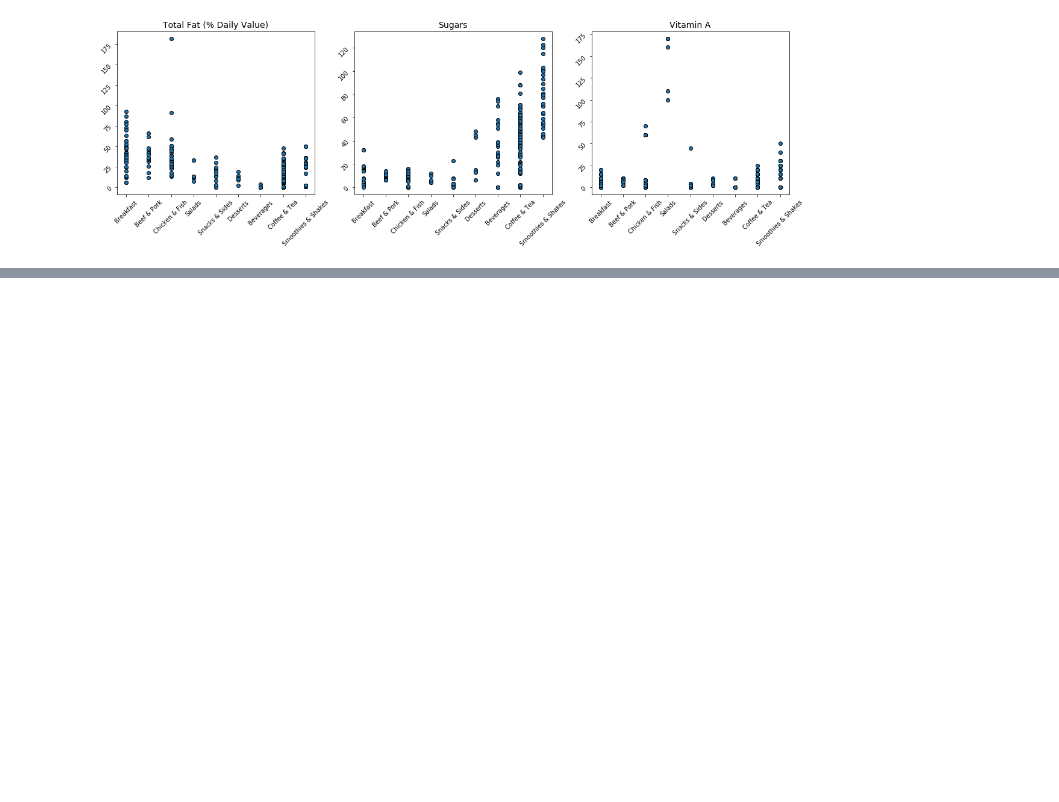
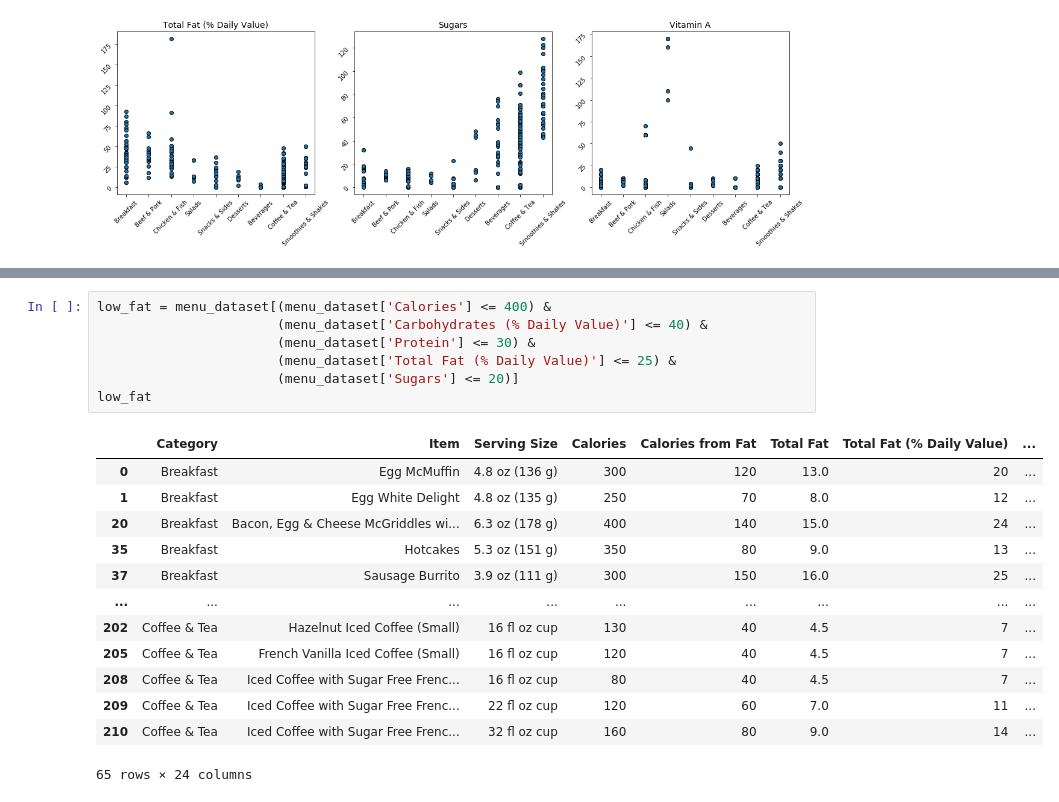
Before and after one commit to JosiahM42/mcdonalds-nuritional-analysis, a Jupyter notebook: McDonalds Nutritional facts/McDonald's Nutrition.ipynb, the cells around one changed output, grey strips where cells are left out. Saved outputs shown, nothing was run; the diff lists cells and outputs as text; blank space fills up the shorter version.

```diff
--- a/McDonalds Nutritional facts/McDonald's Nutrition.ipynb
+++ b/McDonalds Nutritional facts/McDonald's Nutrition.ipynb
@@ -491,0 +551,21 @@ ValueError: The truth value of a Series is ambiguous. Use a.empty, a.bool(), a.i
+# %%
+low_fat = menu_dataset[(menu_dataset['Calories'] <= 400) &
+                       (menu_dataset['Carbohydrates (% Daily Value)'] <= 40) &
+                       (menu_dataset['Protein'] <= 30) &
+                       (menu_dataset['Total Fat (% Daily Value)'] <= 25) &
+                       (menu_dataset['Sugars'] <= 20)]
+low_fat
+# %% [output]
+|  | Category | Item | Serving Size | Calories | Calories from Fat | Total Fat | Total Fat (% Daily Value) | ... |
+| 0 | Breakfast | Egg McMuffin | 4.8 oz (136 g) | 300 | 120 | 13.0 | 20 | ... |
+| 1 | Breakfast | Egg White Delight | 4.8 oz (135 g) | 250 | 70 | 8.0 | 12 | ... |
+| 20 | Breakfast | Bacon, Egg & Cheese McGriddles wi... | 6.3 oz (178 g) | 400 | 140 | 15.0 | 24 | ... |
+| 35 | Breakfast | Hotcakes | 5.3 oz (151 g) | 350 | 80 | 9.0 | 13 | ... |
+| 37 | Breakfast | Sausage Burrito | 3.9 oz (111 g) | 300 | 150 | 16.0 | 25 | ... |
+| ... | ... | ... | ... | ... | ... | ... | ... | ... |
+| 202 | Coffee & Tea | Hazelnut Iced Coffee (Small) | 16 fl oz cup | 130 | 40 | 4.5 | 7 | ... |
+| 205 | Coffee & Tea | French Vanilla Iced Coffee (Small) | 16 fl oz cup | 120 | 40 | 4.5 | 7 | ... |
+| 208 | Coffee & Tea | Iced Coffee with Sugar Free Frenc... | 16 fl oz cup | 80 | 40 | 4.5 | 7 | ... |
+| 209 | Coffee & Tea | Iced Coffee with Sugar Free Frenc... | 22 fl oz cup | 120 | 60 | 7.0 | 11 | ... |
+| 210 | Coffee & Tea | Iced Coffee with Sugar Free Frenc... | 32 fl oz cup | 160 | 80 | 9.0 | 14 | ... |
+65 rows × 24 columns
```
Also changed, not shown: parts of 21 cells of this notebook, 2 other files.
